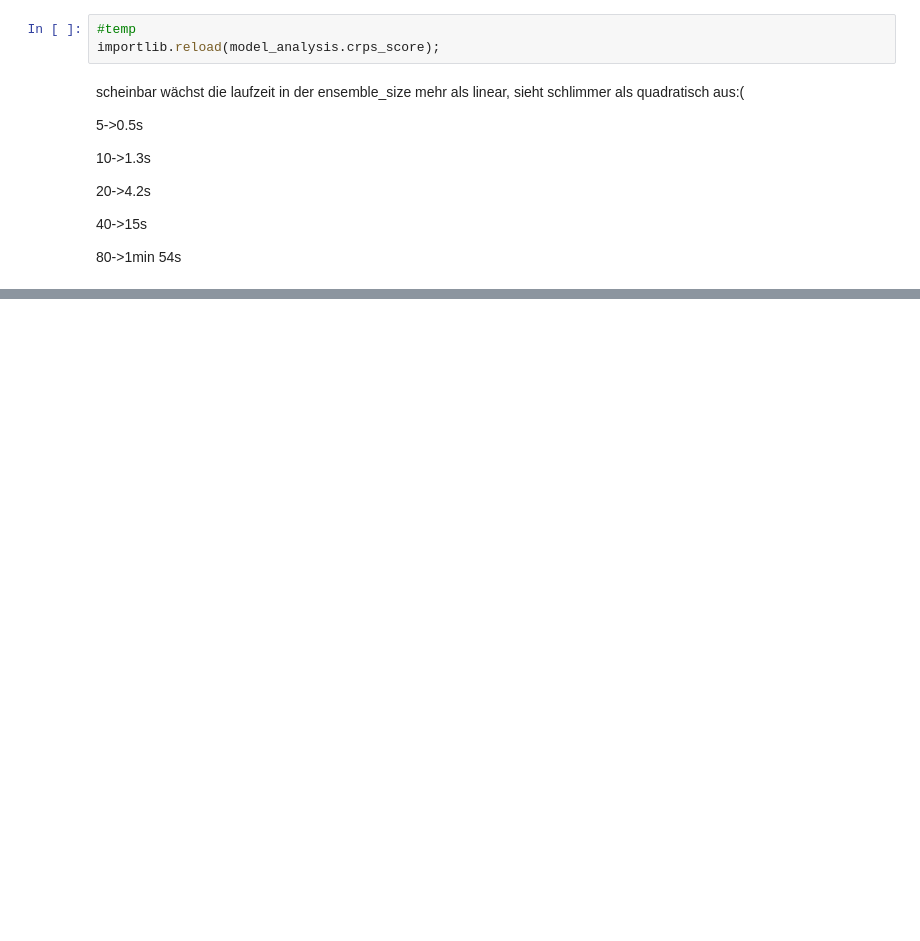
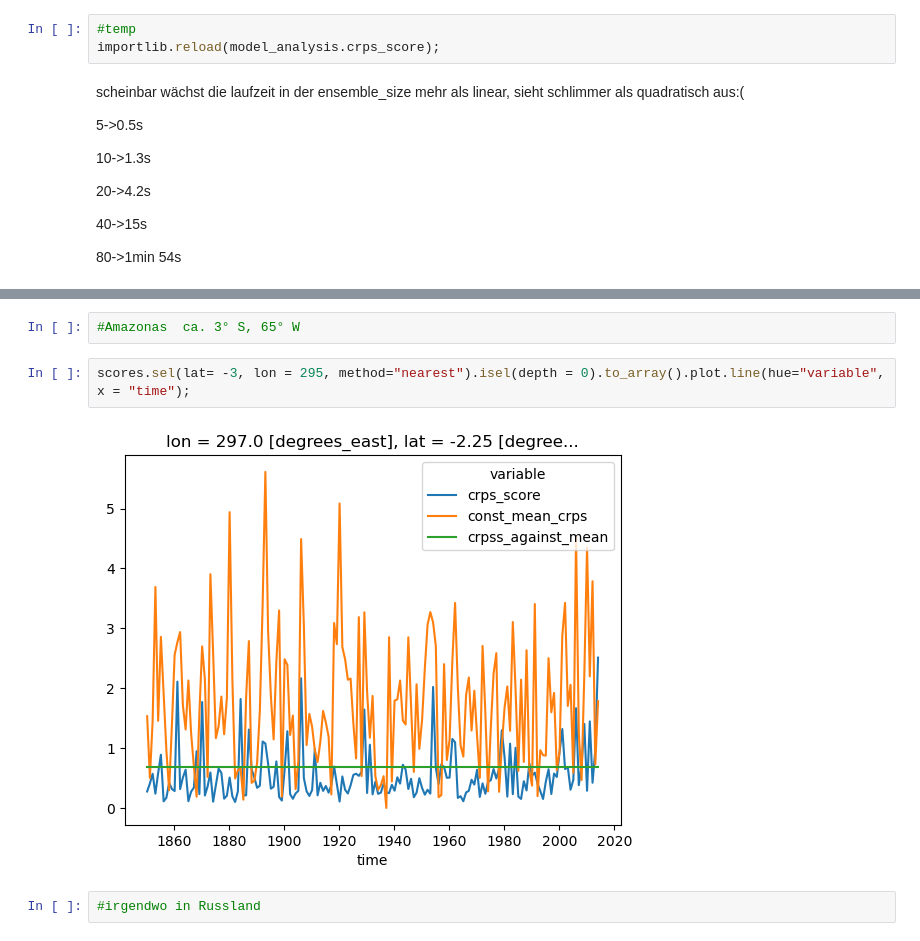
Before and after one commit to pjunghans1234/bachelorarbeit, a Jupyter notebook: calibrate_model_example.ipynb, the cells around one changed output, grey strips where cells are left out. Drawn from its saved outputs; the diff is of its cells as text; blank space fills up the shorter version.

```diff
--- a/calibrate_model_example.ipynb
+++ b/calibrate_model_example.ipynb
@@ -229,0 +264,8 @@ ax.coastlines()
+# %%
+#Amazonas  ca. 3° S, 65° W
+# %%
+scores.sel(lat= -3, lon = 295, method="nearest").isel(depth = 0).to_array().plot.line(hue="variable", x = "time");
+# %% [output]
+[figure, added]
+# %%
+#irgendwo in Russland
```
Also changed, not shown: parts of 32 cells of this notebook, 3 other files.
